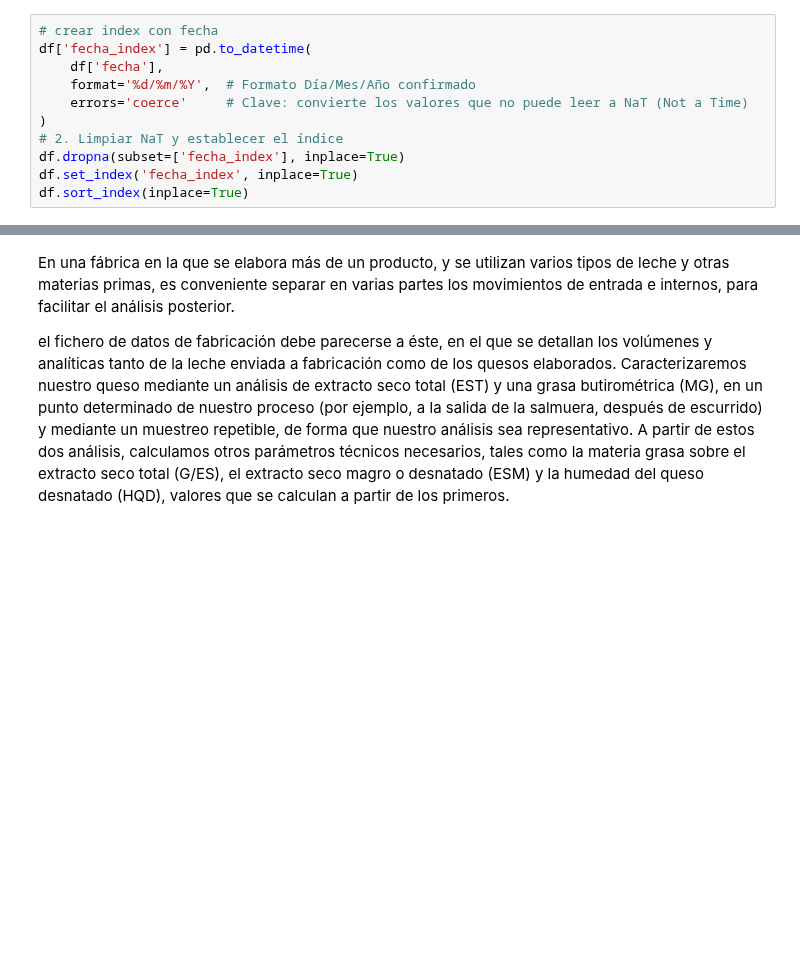
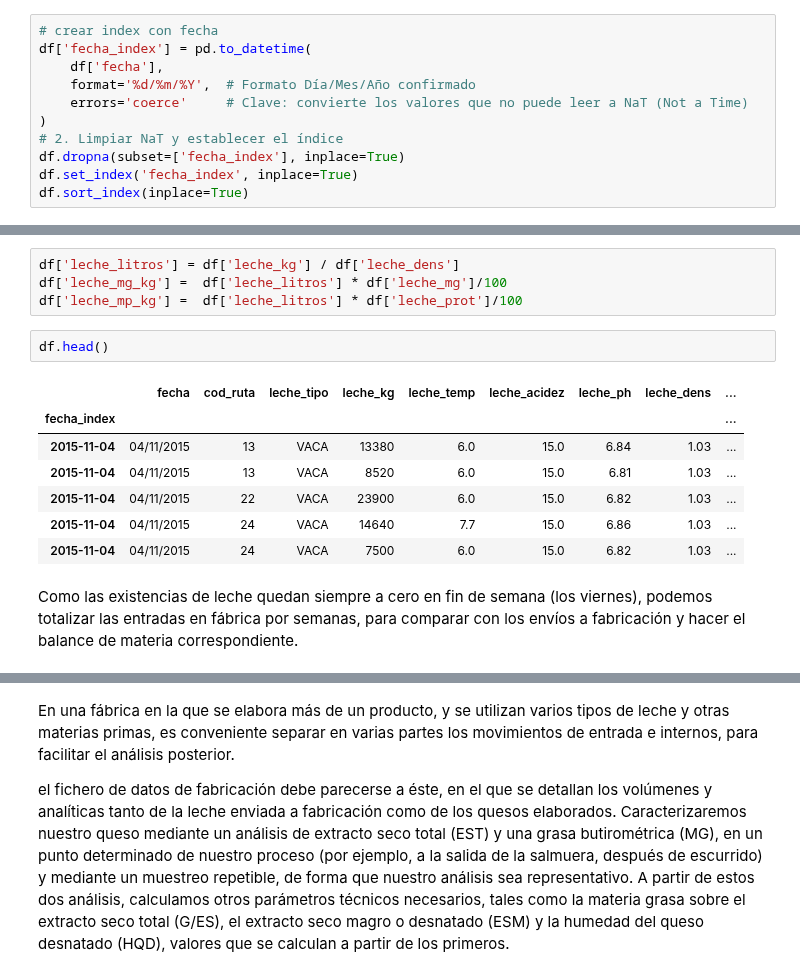
Before and after one commit to juanriera/master-queseria, a Jupyter notebook: 090-balance-materia.ipynb, the cells around one changed output, grey strips where cells are left out. Drawn from its saved outputs; the diff is of its cells as text; blank space fills up the shorter version.

```diff
--- a/090-balance-materia.ipynb
+++ b/090-balance-materia.ipynb
@@ -87,0 +88,16 @@ df.sort_index(inplace=True)
+# %%
+df['leche_litros'] = df['leche_kg'] / df['leche_dens']
+df['leche_mg_kg'] =  df['leche_litros'] * df['leche_mg']/100
+df['leche_mp_kg'] =  df['leche_litros'] * df['leche_prot']/100
+# %%
+df.head()
+# %% [output]
+|  | fecha | cod_ruta | leche_tipo | leche_kg | leche_temp | leche_acidez | leche_ph | leche_dens | ... |
+| fecha_index |  |  |  |  |  |  |  |  | ... |
+| 2015-11-04 | 04/11/2015 | 13 | VACA | 13380 | 6.0 | 15.0 | 6.84 | 1.03 | ... |
+| 2015-11-04 | 04/11/2015 | 13 | VACA | 8520 | 6.0 | 15.0 | 6.81 | 1.03 | ... |
+| 2015-11-04 | 04/11/2015 | 22 | VACA | 23900 | 6.0 | 15.0 | 6.82 | 1.03 | ... |
+| 2015-11-04 | 04/11/2015 | 24 | VACA | 14640 | 7.7 | 15.0 | 6.86 | 1.03 | ... |
+| 2015-11-04 | 04/11/2015 | 24 | VACA | 7500 | 6.0 | 15.0 | 6.82 | 1.03 | ... |
+# %% [markdown]
+Como las existencias de leche quedan siempre a cero en fin de semana (los viernes), podemos totalizar las entradas en fábrica por semanas, para comparar con los envíos a fabricación y hacer el balance de materia correspondiente.
```
Also changed, not shown: parts of 14 cells of this notebook, 53 other files.
